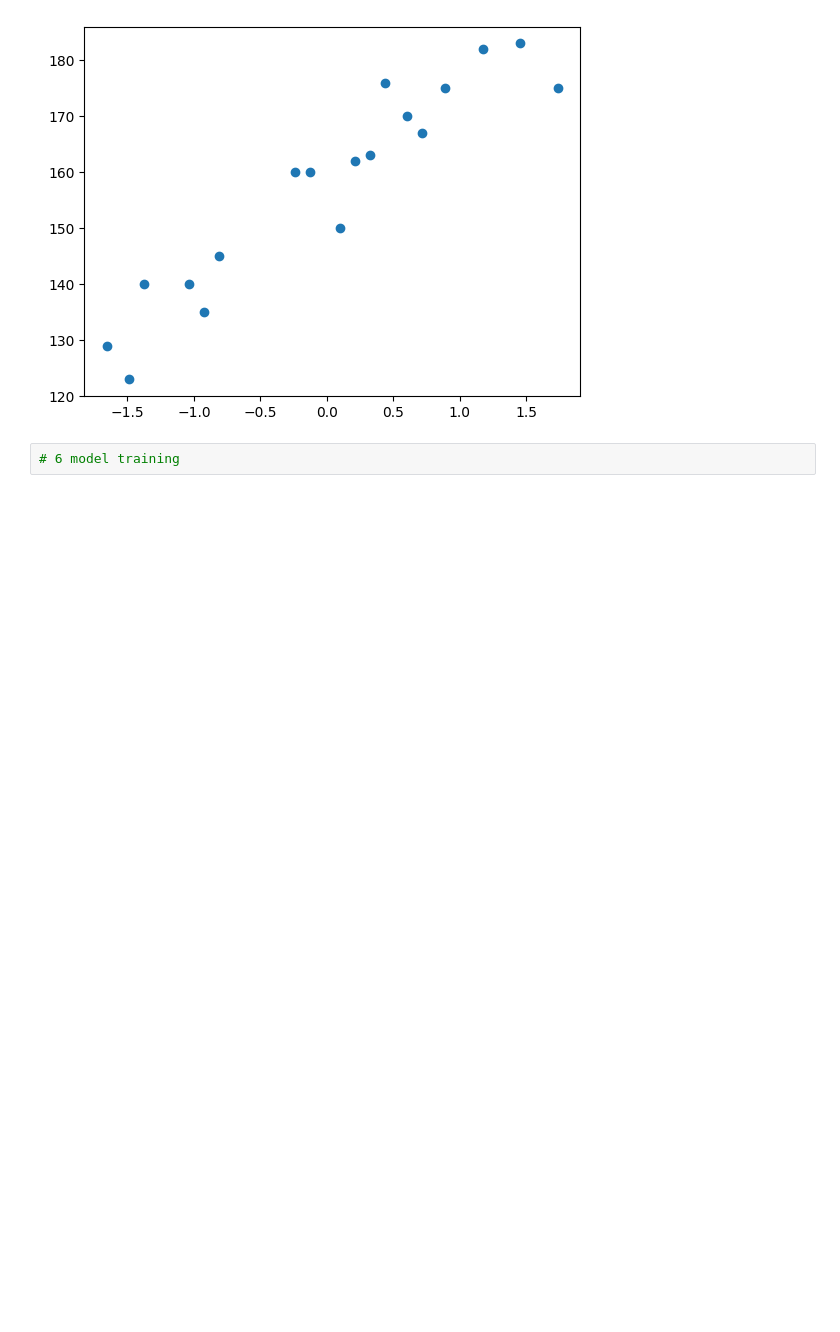
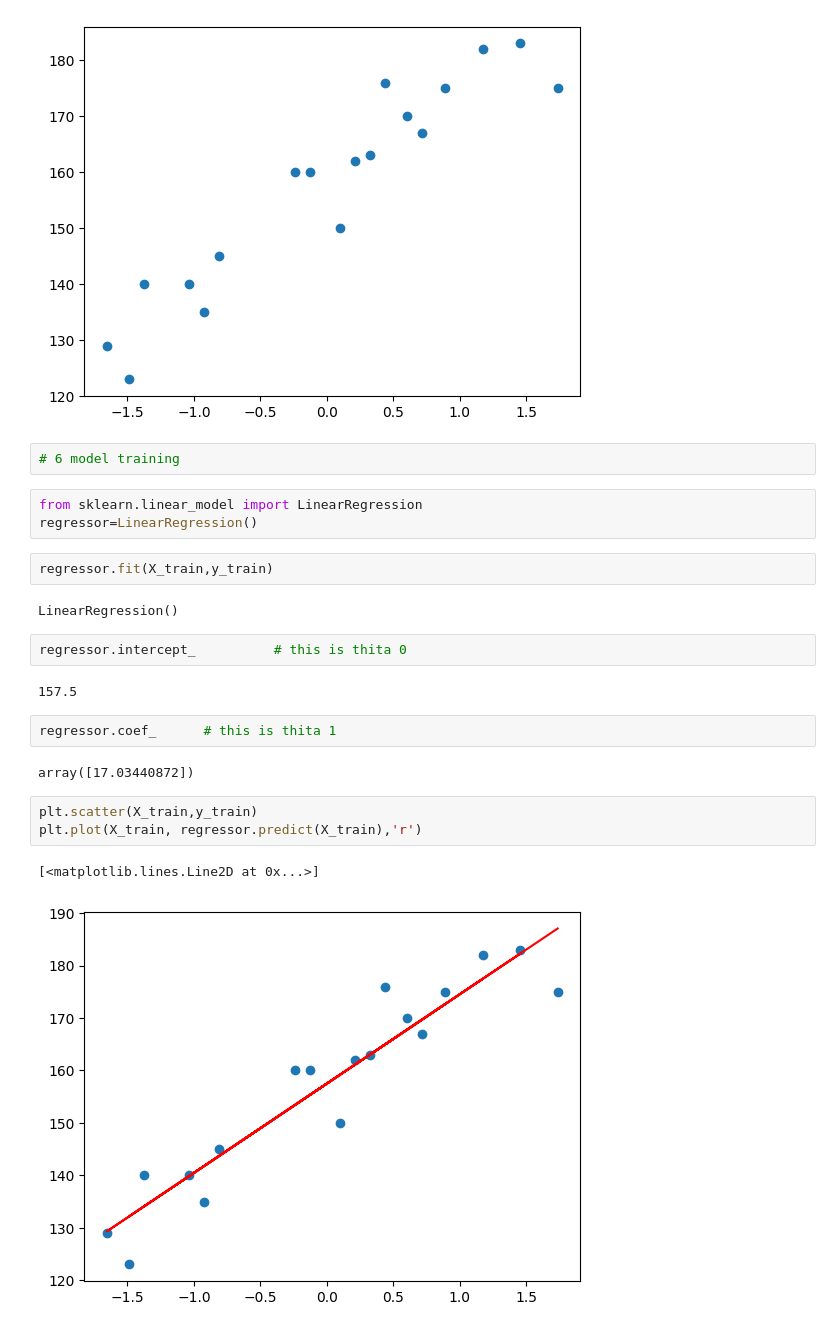
Before and after one commit to pank3004/Codes_Written_By_Me_Short_Notes, a Jupyter notebook: 4.Machine Learning/3.ML part 3/1.Simple_Linear_Regression.ipynb, the cells around one changed output. Drawn from its saved outputs; the diff is of its cells as text; blank space fills up the shorter version.

Commit message:
Simple linear regression

```diff
--- a/4.Machine Learning/3.ML part 3/1.Simple_Linear_Regression.ipynb
+++ b/4.Machine Learning/3.ML part 3/1.Simple_Linear_Regression.ipynb
@@ -154,3 +154,24 @@ plt.scatter(X_train,y_train)
 [figure]
 # %%
 # 6 model training
+# %%
+from sklearn.linear_model import LinearRegression
+regressor=LinearRegression()
+# %%
+regressor.fit(X_train,y_train)
+# %% [output]
+LinearRegression()
+# %%
+regressor.intercept_          # this is thita 0
+# %% [output]
+157.5
+# %%
+regressor.coef_      # this is thita 1
+# %% [output]
+array([17.03440872])
+# %%
+plt.scatter(X_train,y_train)
+plt.plot(X_train, regressor.predict(X_train),'r')
+# %% [output]
+[<matplotlib.lines.Line2D at 0x...>]
+[figure, added]
```
Also changed, not shown: parts of 14 cells of this notebook.
